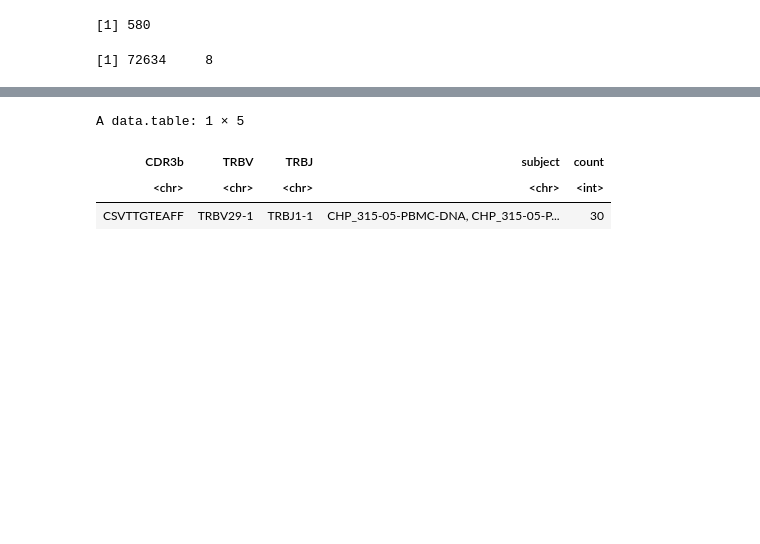
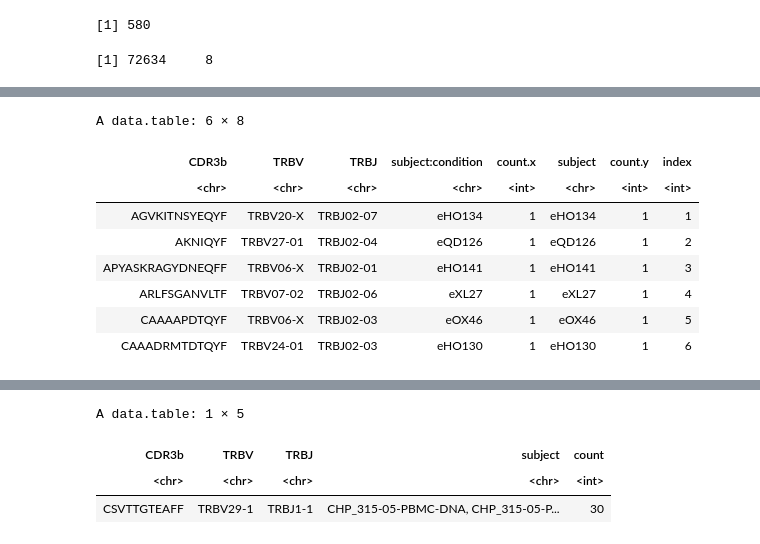
Before and after one commit to pughlab/ped_CapTCRseq, a Jupyter notebook: notebooks/000_GLIPH.ipynb, the cells around one changed output, grey strips where cells are left out. Saved outputs shown, nothing was run; the diff lists cells and outputs as text; code cells hidden in the pictures; blank space fills up the shorter version.

```diff
--- a/notebooks/000_GLIPH.ipynb
+++ b/notebooks/000_GLIPH.ipynb
@@ -132,0 +184,9 @@ A data.table: 2689 × 5
+# %%
+#bind those with the same cdr3 + TRBV + TRBJ
+setDT(covidfle_uniq)
+
+ab <- covidfle_uniq[, .(subject = toString(`subject:condition`), #bind subjects
+                        count = sum(count)),  #get sum of counts
+                    by = c("CDR3b", "TRBV", "TRBJ")] #get duplicates sequences with the same cdr3 + TRBV + TRBJ
+
+covidfle_uniq_ab <- merge(covidfle_uniq, ab, by = c("CDR3b","TRBV","TRBJ")) # merge together
@@ -132,0 +203,4 @@ A data.table: 2689 × 5
+# %%
+#dedup
+covidfle_uniq_ab_dedup <- dplyr::distinct(covidfle_uniq_ab,
+                                          CDR3b, TRBV, TRBJ, subject, .keep_all= TRUE)
@@ -132,0 +223,18 @@ A data.table: 2689 × 5
+# %%
+#replaqce TCRB with TRB
+covidfle_uniq_ab_dedup$TRBV <- gsub("TCRB", "TRB", covidfle_uniq_ab_dedup$TRBV)
+covidfle_uniq_ab_dedup$TRBJ <- gsub("TCRB", "TRB", covidfle_uniq_ab_dedup$TRBJ)
+# %%
+covidfle_uniq_ab_dedup$index <- 1:nrow(covidfle_uniq_ab_dedup)
+# %%
+head(covidfle_uniq_ab_dedup)
+# %% [output]
+A data.table: 6 × 8
+| CDR3b | TRBV | TRBJ | subject:condition | count.x | subject | count.y | index |
+| <chr> | <chr> | <chr> | <chr> | <int> | <chr> | <int> | <int> |
+| AGVKITNSYEQYF | TRBV20-X | TRBJ02-07 | eHO134 | 1 | eHO134 | 1 | 1 |
+| AKNIQYF | TRBV27-01 | TRBJ02-04 | eQD126 | 1 | eQD126 | 1 | 2 |
+| APYASKRAGYDNEQFF | TRBV06-X | TRBJ02-01 | eHO141 | 1 | eHO141 | 1 | 3 |
+| ARLFSGANVLTF | TRBV07-02 | TRBJ02-06 | eXL27 | 1 | eXL27 | 1 | 4 |
+| CAAAAPDTQYF | TRBV06-X | TRBJ02-03 | eOX46 | 1 | eOX46 | 1 | 5 |
+| CAAADRMTDTQYF | TRBV24-01 | TRBJ02-03 | eHO130 | 1 | eHO130 | 1 | 6 |
```
Also changed, not shown: parts of 55 cells of this notebook.
